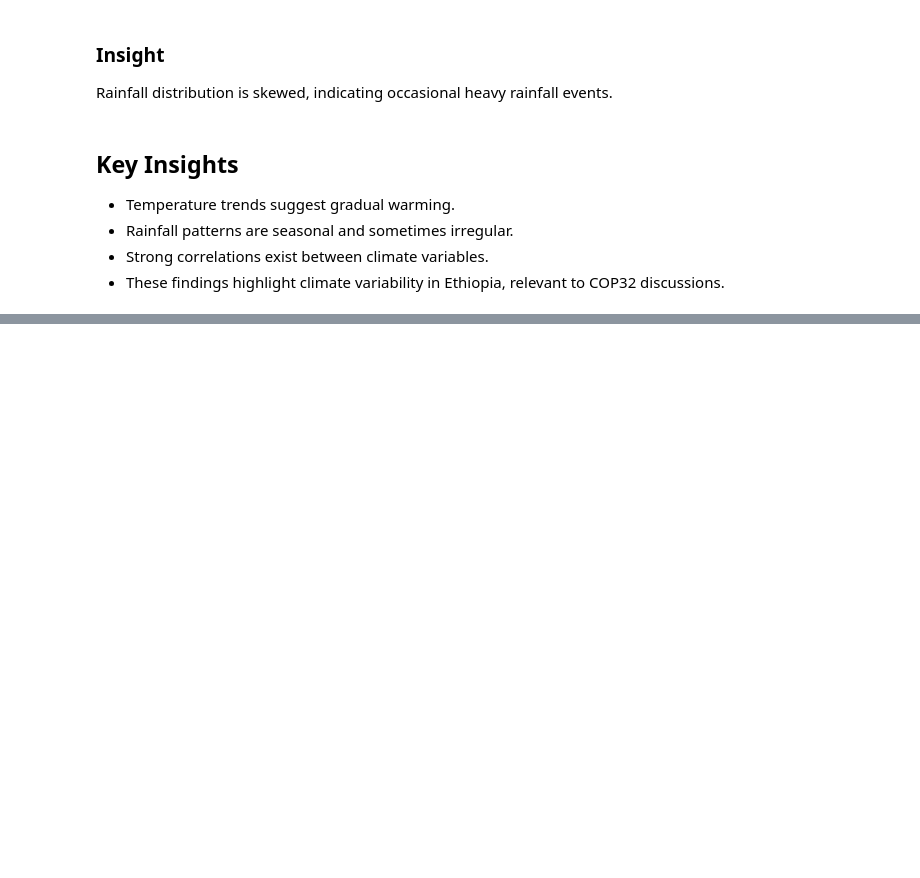
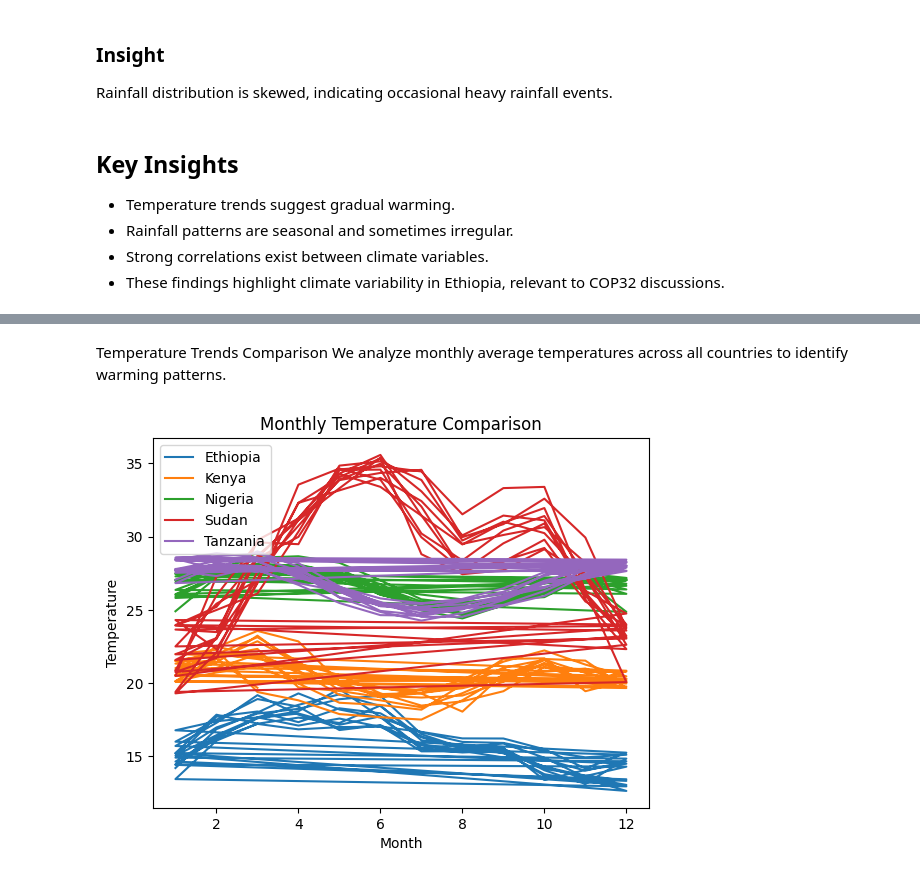
Before and after one commit to ppeci/climate-challenge-week0, a Jupyter notebook: notebooks/ethiopia_eda.ipynb, the cells around one changed output, grey strips where cells are left out. Drawn from its saved outputs; the diff is of its cells as text; code cells hidden in the pictures; blank space fills up the shorter version.

Commit message:
feat: implement cross-country climate comparison and analysis

```diff
--- a/notebooks/ethiopia_eda.ipynb
+++ b/notebooks/ethiopia_eda.ipynb
@@ -202,0 +237,10 @@ Rainfall distribution is skewed, indicating occasional heavy rainfall events.
+# %%
+import pandas as pd
+countries = ["kenya","nigeria","sudan","tanzania"]
+
+for country in countries:
+    df = pd.read_csv(f"../data/{country}.csv")
+
+    df_clean = clean_data(df, country)
+
+    df_clean.to_csv(f"../data/{country}_clean.csv", index=False)
@@ -202,0 +250,15 @@ Rainfall distribution is skewed, indicating occasional heavy rainfall events.
+# %%
+import pandas as pd
+
+countries = ["ethiopia", "kenya", "nigeria", "sudan", "tanzania"]
+
+dfs = []
+
+for country in countries:
+    df = pd.read_csv(f"../data/{country}_clean.csv")
+    df["Country"] = country.capitalize()
+    dfs.append(df)
+
+df_all = pd.concat(dfs, ignore_index=True)
+
+df_all.head()
@@ -202,0 +272,19 @@ Rainfall distribution is skewed, indicating occasional heavy rainfall events.
+# %% [markdown]
+ Temperature Trends Comparison
+We analyze monthly average temperatures across all countries to identify warming patterns.
+# %%
+import matplotlib.pyplot as plt
+
+monthly_temp = df_all.groupby(["Country","YEAR","Month"])["T2M"].mean().reset_index()
+
+for country in monthly_temp["Country"].unique():
+    subset = monthly_temp[monthly_temp["Country"] == country]
+    plt.plot(subset["Month"], subset["T2M"], label=country)
+
+plt.legend()
+plt.title("Monthly Temperature Comparison")
+plt.xlabel("Month")
+plt.ylabel("Temperature")
+plt.show()
+# %% [output]
+[figure, added]
```
Also changed, not shown: parts of 20 cells of this notebook.
